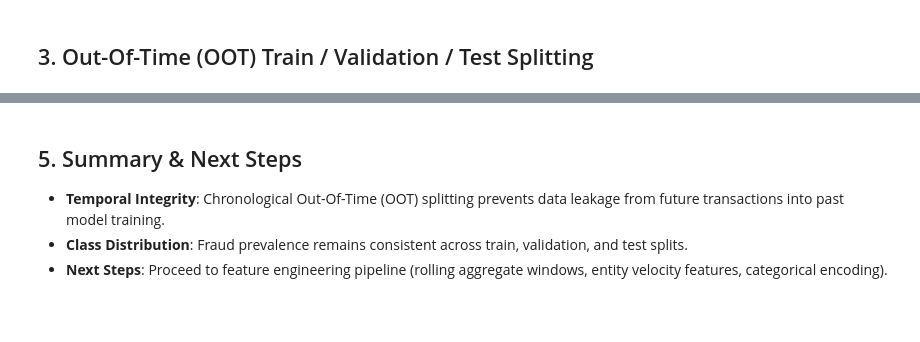
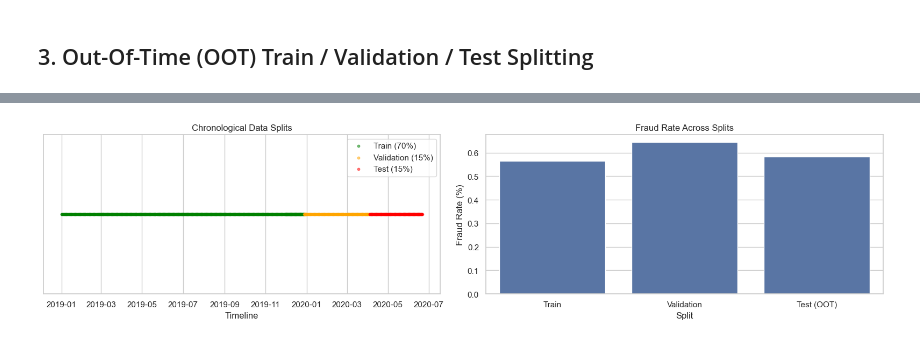
Before and after one commit to krishnagupta7171/Sentinel-risk-engine, a Jupyter notebook: notebooks/notebook2_temporal_dynamics_and_splitting.ipynb, the cells around one changed output, grey strips where cells are left out. Saved outputs shown, nothing was run; the diff lists cells and outputs as text; code cells hidden in the pictures; blank space fills up the shorter version.

```diff
--- a/notebooks/notebook2_temporal_dynamics_and_splitting.ipynb
+++ b/notebooks/notebook2_temporal_dynamics_and_splitting.ipynb
@@ -98,17 +210,36 @@ print(f"Test split rows:  {len(test_split)} ({len(test_split)/len(df_full):.1%})
 # %%
 split_summary = pd.DataFrame({
-    'Split': ['Train', 'Validation', 'Test (OOT)'],
-    'Start Date': [train_split['datetime'].min(), val_split['datetime'].min(), test_split['datetime'].min()],
-    'End Date': [train_split['datetime'].max(), val_split['datetime'].max(), test_split['datetime'].max()],
-    'Total Rows': [len(train_split), len(val_split), len(test_split)],
-    'Fraud Count': [train_split['is_fraud'].sum(), val_split['is_fraud'].sum(), test_split['is_fraud'].sum()],
-    'Fraud Rate (%)': [train_split['is_fraud'].mean()*100, val_split['is_fraud'].mean()*100, test_split['is_fraud'].mean()*100]
+    "Split": ["Train", "Validation", "Test (OOT)"],
+    "Start Date": [train_df["datetime"].min(), val_df["datetime"].min(), test_df["datetime"].min()],
+    "End Date": [train_df["datetime"].max(), val_df["datetime"].max(), test_df["datetime"].max()],
+    "Total Rows": [len(train_df), len(val_df), len(test_df)],
+    "Fraud Count": [train_df["is_fraud"].sum(), val_df["is_fraud"].sum(), test_df["is_fraud"].sum()],
+    "Fraud Rate (%)": [train_df["is_fraud"].mean() * 100, val_df["is_fraud"].mean() * 100, test_df["is_fraud"].mean() * 100]
 })
 
 print(split_summary.to_string(index=False))
 
-plt.figure(figsize=(8, 4))
-sns.barplot(data=split_summary, x='Split', y='Fraud Rate (%)', palette='Set2')
-plt.title('Fraud Rate Across Out-Of-Time Splits')
-plt.ylabel('Fraud Rate (%)')
+fig, ax = plt.subplots(1, 2, figsize=(16, 4))
+
+# Timeline of chronological splits
+for data, color, label in [
+    (train_df, "green", "Train (70%)"),
+    (val_df, "orange", "Validation (15%)"),
+    (test_df, "red", "Test (15%)")
+]:
+    sample = data.iloc[::1000]
+    ax[0].scatter(sample["datetime"], [1] * len(sample), color=color, label=label, s=10, alpha=0.5)
+
+ax[0].set_title("Chronological Data Splits")
+ax[0].set_xlabel("Timeline")
+ax[0].set_yticks([])
+ax[0].legend()
+
+# Fraud rate comparison
+sns.barplot(data=split_summary, x="Split", y="Fraud Rate (%)", ax=ax[1])
+ax[1].set_title("Fraud Rate Across Splits")
+ax[1].set_ylabel("Fraud Rate (%)")
+
+plt.tight_layout()
 plt.show()
+# %% [output]
@@ -115,6 +250 @@ plt.show()
+[figure, added]
-# %% [markdown]
-## 5. Summary & Next Steps
-
-- **Temporal Integrity**: Chronological Out-Of-Time (OOT) splitting prevents data leakage from future transactions into past model training.
-- **Class Distribution**: Fraud prevalence remains consistent across train, validation, and test splits.
-- **Next Steps**: Proceed to feature engineering pipeline (rolling aggregate windows, entity velocity features, categorical encoding).
```
Also changed, not shown: parts of 18 cells of this notebook.
